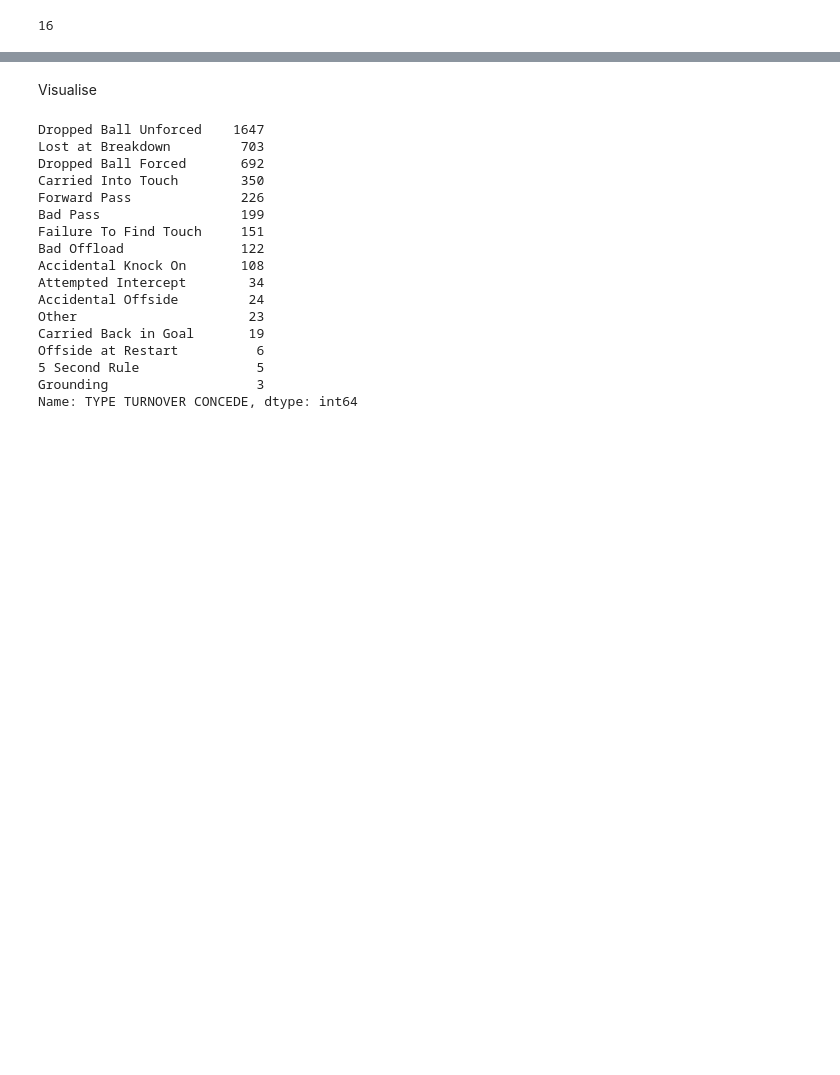
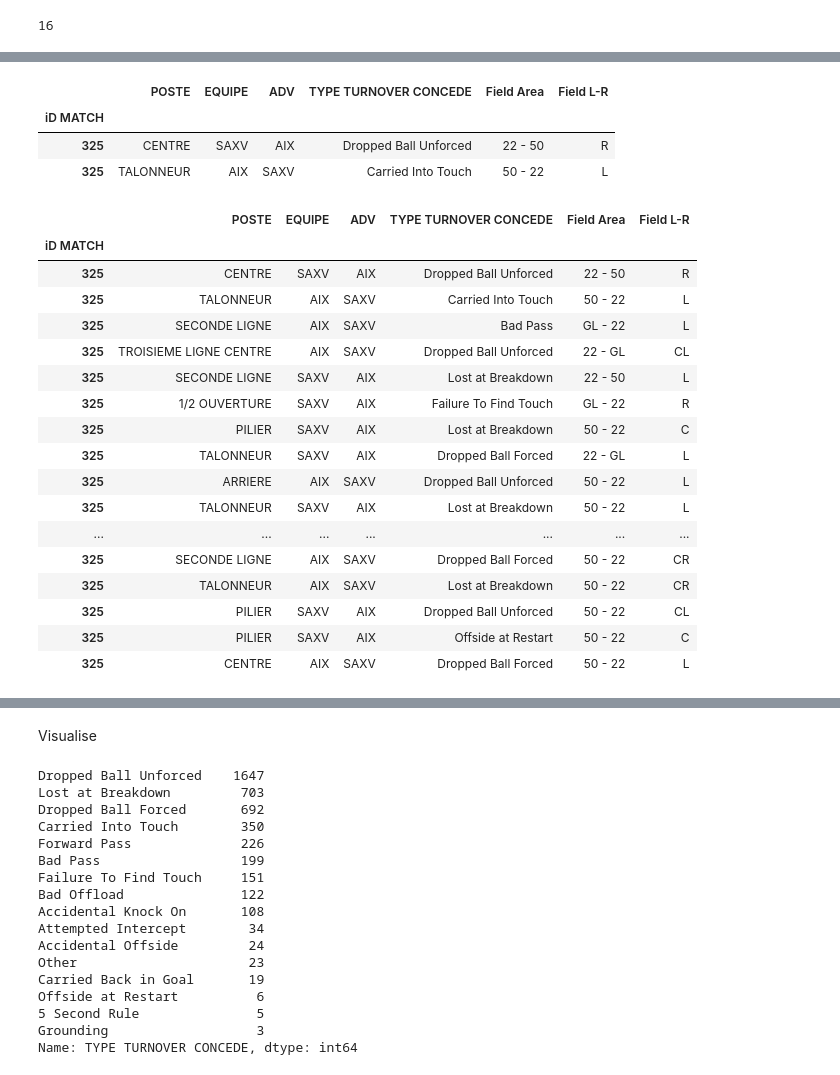
Before and after one commit to UCDPAIanSheridan/UCDPA_IanSheridan, a Jupyter notebook: MyProject.ipynb, the cells around one changed output, grey strips where cells are left out. Drawn from its saved outputs; the diff is of its cells as text; code cells hidden in the pictures; blank space fills up the shorter version.

```diff
--- a/MyProject.ipynb
+++ b/MyProject.ipynb
@@ -163,0 +196,30 @@ turnover.head()
+# %%
+b = turnover[['POSTE','EQUIPE','ADV','TYPE TURNOVER CONCEDE','Field Area', 'Field L-R']]
+b.head(2)
+# %% [output]
+|  | POSTE | EQUIPE | ADV | TYPE TURNOVER CONCEDE | Field Area | Field L-R |
+| iD MATCH |  |  |  |  |  |  |
+| 325 | CENTRE | SAXV | AIX | Dropped Ball Unforced | 22 - 50 | R |
+| 325 | TALONNEUR | AIX | SAXV | Carried Into Touch | 50 - 22 | L |
+# %%
+last_round = b.iloc[:19,:]
+last_round
+# %% [output]
+|  | POSTE | EQUIPE | ADV | TYPE TURNOVER CONCEDE | Field Area | Field L-R |
+| iD MATCH |  |  |  |  |  |  |
+| 325 | CENTRE | SAXV | AIX | Dropped Ball Unforced | 22 - 50 | R |
+| 325 | TALONNEUR | AIX | SAXV | Carried Into Touch | 50 - 22 | L |
+| 325 | SECONDE LIGNE | AIX | SAXV | Bad Pass | GL - 22 | L |
+| 325 | TROISIEME LIGNE CENTRE | AIX | SAXV | Dropped Ball Unforced | 22 - GL | CL |
+| 325 | SECONDE LIGNE | SAXV | AIX | Lost at Breakdown | 22 - 50 | L |
+| 325 | 1/2 OUVERTURE | SAXV | AIX | Failure To Find Touch | GL - 22 | R |
+| 325 | PILIER | SAXV | AIX | Lost at Breakdown | 50 - 22 | C |
+| 325 | TALONNEUR | SAXV | AIX | Dropped Ball Forced | 22 - GL | L |
+| 325 | ARRIERE | AIX | SAXV | Dropped Ball Unforced | 50 - 22 | L |
+| 325 | TALONNEUR | SAXV | AIX | Lost at Breakdown | 50 - 22 | L |
+| ... | ... | ... | ... | ... | ... | ... |
+| 325 | SECONDE LIGNE | AIX | SAXV | Dropped Ball Forced | 50 - 22 | CR |
+| 325 | TALONNEUR | AIX | SAXV | Lost at Breakdown | 50 - 22 | CR |
+| 325 | PILIER | SAXV | AIX | Dropped Ball Unforced | 50 - 22 | CL |
+| 325 | PILIER | SAXV | AIX | Offside at Restart | 50 - 22 | C |
+| 325 | CENTRE | AIX | SAXV | Dropped Ball Forced | 50 - 22 | L |
```
Also changed, not shown: parts of 8 cells of this notebook.
